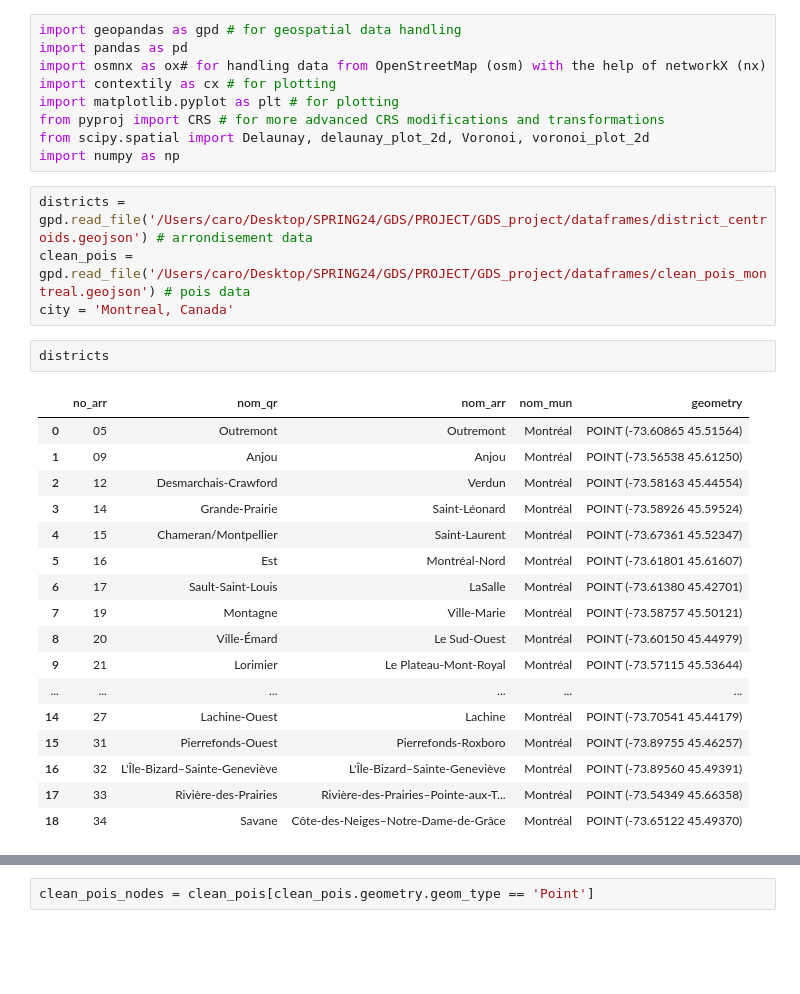
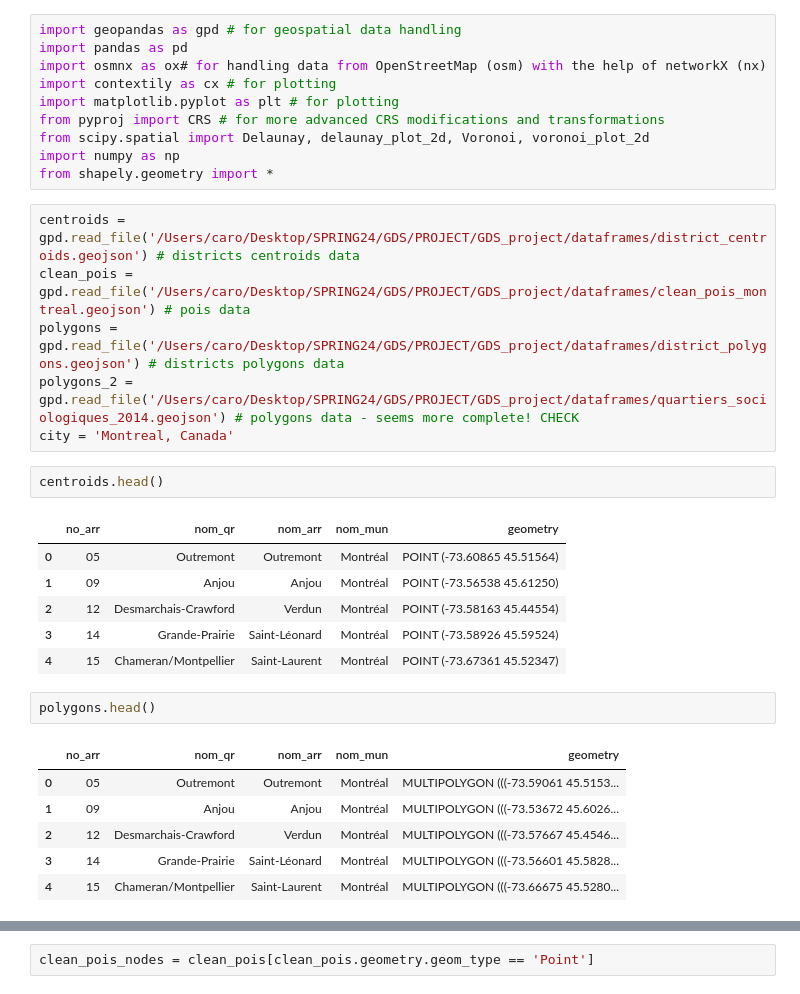
Before and after one commit to michelo200/GDS_project_deployment, a Jupyter notebook: initial_analysis/pois_analysis_caro.ipynb, the cells around one changed output, grey strips where cells are left out. Drawn from its saved outputs; the diff is of its cells as text; blank space fills up the shorter version.

```diff
--- a/initial_analysis/pois_analysis_caro.ipynb
+++ b/initial_analysis/pois_analysis_caro.ipynb
@@ -7,27 +7,28 @@ import matplotlib.pyplot as plt # for plotting
 from pyproj import CRS # for more advanced CRS modifications and transformations
 from scipy.spatial import Delaunay, delaunay_plot_2d, Voronoi, voronoi_plot_2d
 import numpy as np
+from shapely.geometry import *
 # %%
-districts = gpd.read_file('/Users/caro/Desktop/SPRING24/GDS/PROJECT/GDS_project/dataframes/district_centroids.geojson') # arrondisement data
+centroids = gpd.read_file('/Users/caro/Desktop/SPRING24/GDS/PROJECT/GDS_project/dataframes/district_centroids.geojson') # districts centroids data
 clean_pois = gpd.read_file('/Users/caro/Desktop/SPRING24/GDS/PROJECT/GDS_project/dataframes/clean_pois_montreal.geojson') # pois data
+polygons = gpd.read_file('/Users/caro/Desktop/SPRING24/GDS/PROJECT/GDS_project/dataframes/district_polygons.geojson') # districts polygons data
+polygons_2 = gpd.read_file('/Users/caro/Desktop/SPRING24/GDS/PROJECT/GDS_project/dataframes/quartiers_sociologiques_2014.geojson') # polygons data - seems more complete! CHECK
 city = 'Montreal, Canada'
-# %%
-districts
-# %% [output]
-|  | no_arr | nom_qr | nom_arr | nom_mun | geometry |
-| 0 | 05 | Outremont | Outremont | Montréal | POINT (-73.60865 45.51564) |
-| 1 | 09 | Anjou | Anjou | Montréal | POINT (-73.56538 45.61250) |
-| 2 | 12 | Desmarchais-Crawford | Verdun | Montréal | POINT (-73.58163 45.44554) |
-| 3 | 14 | Grande-Prairie | Saint-Léonard | Montréal | POINT (-73.58926 45.59524) |
-| 4 | 15 | Chameran/Montpellier | Saint-Laurent | Montréal | POINT (-73.67361 45.52347) |
-| 5 | 16 | Est | Montréal-Nord | Montréal | POINT (-73.61801 45.61607) |
-| 6 | 17 | Sault-Saint-Louis | LaSalle | Montréal | POINT (-73.61380 45.42701) |
-| 7 | 19 | Montagne | Ville-Marie | Montréal | POINT (-73.58757 45.50121) |
-| 8 | 20 | Ville-Émard | Le Sud-Ouest | Montréal | POINT (-73.60150 45.44979) |
-| 9 | 21 | Lorimier | Le Plateau-Mont-Royal | Montréal | POINT (-73.57115 45.53644) |
-| ... | ... | ... | ... | ... | ... |
-| 14 | 27 | Lachine-Ouest | Lachine | Montréal | POINT (-73.70541 45.44179) |
-| 15 | 31 | Pierrefonds-Ouest | Pierrefonds-Roxboro | Montréal | POINT (-73.89755 45.46257) |
-| 16 | 32 | L'Île-Bizard–Sainte-Geneviève | L'Île-Bizard–Sainte-Geneviève | Montréal | POINT (-73.89560 45.49391) |
-| 17 | 33 | Rivière-des-Prairies | Rivière-des-Prairies–Pointe-aux-T... | Montréal | POINT (-73.54349 45.66358) |
-| 18 | 34 | Savane | Côte-des-Neiges–Notre-Dame-de-Grâce | Montréal | POINT (-73.65122 45.49370) |
+# %%
+centroids.head()
+# %% [output]
+|  | no_arr | nom_qr | nom_arr | nom_mun | geometry |
+| 0 | 05 | Outremont | Outremont | Montréal | POINT (-73.60865 45.51564) |
+| 1 | 09 | Anjou | Anjou | Montréal | POINT (-73.56538 45.61250) |
+| 2 | 12 | Desmarchais-Crawford | Verdun | Montréal | POINT (-73.58163 45.44554) |
+| 3 | 14 | Grande-Prairie | Saint-Léonard | Montréal | POINT (-73.58926 45.59524) |
+| 4 | 15 | Chameran/Montpellier | Saint-Laurent | Montréal | POINT (-73.67361 45.52347) |
+# %%
+polygons.head()
+# %% [output]
+|  | no_arr | nom_qr | nom_arr | nom_mun | geometry |
+| 0 | 05 | Outremont | Outremont | Montréal | MULTIPOLYGON (((-73.59061 45.5153... |
+| 1 | 09 | Anjou | Anjou | Montréal | MULTIPOLYGON (((-73.53672 45.6026... |
+| 2 | 12 | Desmarchais-Crawford | Verdun | Montréal | MULTIPOLYGON (((-73.57667 45.4546... |
+| 3 | 14 | Grande-Prairie | Saint-Léonard | Montréal | MULTIPOLYGON (((-73.56601 45.5828... |
+| 4 | 15 | Chameran/Montpellier | Saint-Laurent | Montréal | MULTIPOLYGON (((-73.66675 45.5280... |
```
Also changed, not shown: parts of 14 cells of this notebook, 4 other files.
